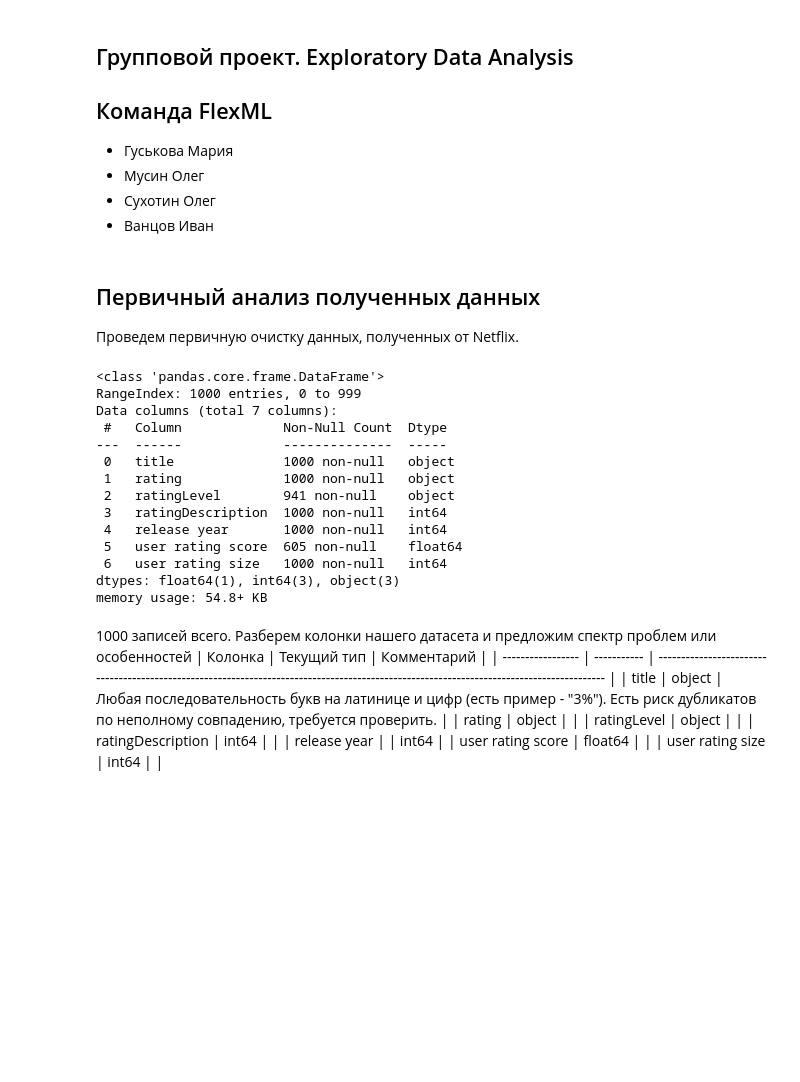
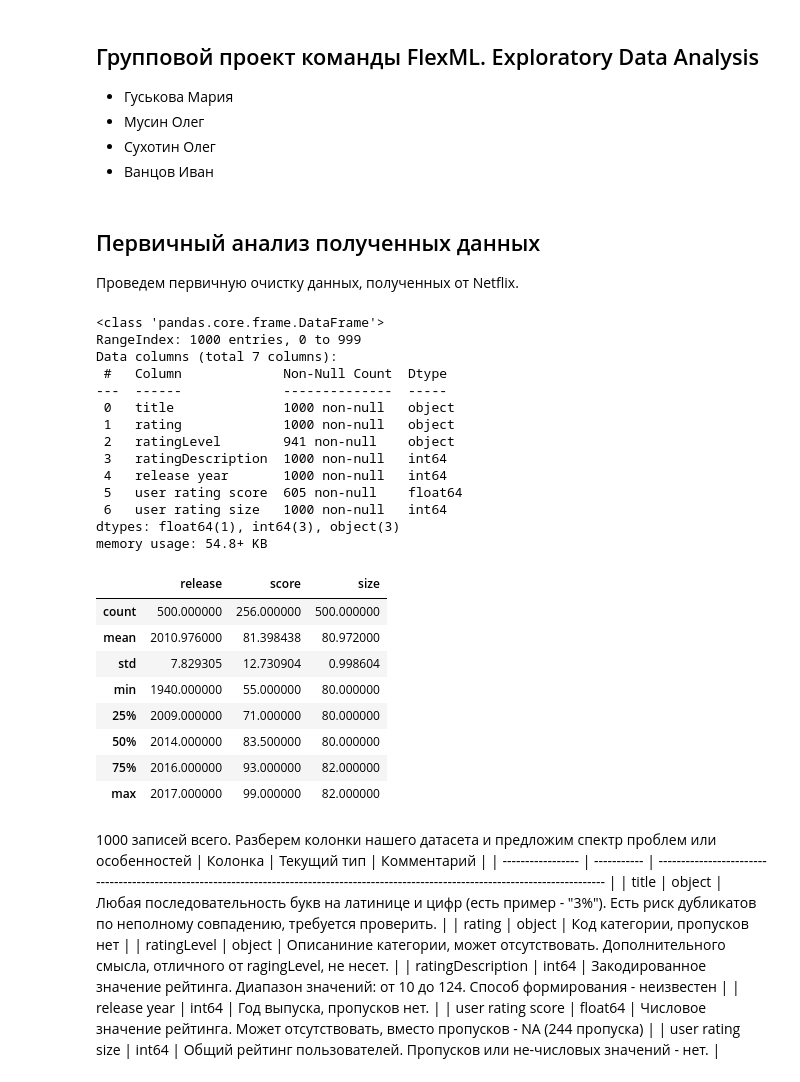
Before and after one commit to musinit/netflix_research, a Jupyter notebook: initial_analysis.ipynb, the cells around one changed output. Drawn from its saved outputs; the diff is of its cells as text; code cells hidden in the pictures; blank space fills up the shorter version.

```diff
--- a/initial_analysis.ipynb
+++ b/initial_analysis.ipynb
@@ -1,6 +1,5 @@
 # %% [markdown]
-## Групповой проект. Exploratory Data Analysis
-## Команда FlexML
+## Групповой проект команды FlexML. Exploratory Data Analysis
  - Гуськова Мария
  - Мусин Олег
  - Сухотин Олег
@@ -17,34 +15,60 @@ import matplotlib.pyplot as plt
 import seaborn as sns
 import warnings
 warnings.filterwarnings('ignore')
-# %%
-netflix_shows = pd.read_excel('assets/NetflixShows.xlsx')
-netflix_shows.info()
-#netflix_shows.columns
-# %% [output]
-<class 'pandas.core.frame.DataFrame'>
-RangeIndex: 1000 entries, 0 to 999
-Data columns (total 7 columns):
- #   Column             Non-Null Count  Dtype
----  ------             --------------  -----
- 0   title              1000 non-null   object
- 1   rating             1000 non-null   object
- 2   ratingLevel        941 non-null    object
- 3   ratingDescription  1000 non-null   int64
- 4   release year       1000 non-null   int64
- 5   user rating score  605 non-null    float64
- 6   user rating size   1000 non-null   int64
-dtypes: float64(1), int64(3), object(3)
-memory usage: 54.8+ KB
+# %%
+netflix_shows = pd.read_excel('assets/NetflixShows.xlsx')
+netflix_shows.info() # для определения типа данных в колонках, анализа возможных пропусков
+netflix_shows["ratingDescription"].sort_values() # для определения диапазона значений колонки
+ns_cleared = netflix_shows.drop_duplicates() # для удаление дубликатов
+ns_cleared = ns_cleared.drop('ratingLevel', axis=1) # удаляем колонку ratingLevel, ratingDescription, axis=1 = означает колонки (0 - строки)
+ns_cleared = ns_cleared.drop('ratingDescription', axis=1)
+
+ns_cleared.head
+ns_cleared.isna().sum() # посчитаем, сколько значений nan, чтобы убедиться, что они только в колонке user rating score
+
+
+# переименования для удобства
+# release year -> release
+# user rating score -> score
+# user rating size -> size
+ns_cleared = ns_cleared.rename(columns={'release year': 'release'})
+ns_cleared = ns_cleared.rename(columns={'user rating score': 'score'})
+ns_cleared = ns_cleared.rename(columns={'user rating size': 'size'})
+
+ns_cleared.describe() # проанализируем данные в таблице в общем виде
+# %% [output]
+<class 'pandas.core.frame.DataFrame'>
+RangeIndex: 1000 entries, 0 to 999
+Data columns (total 7 columns):
+ #   Column             Non-Null Count  Dtype
+---  ------             --------------  -----
+ 0   title              1000 non-null   object
+ 1   rating             1000 non-null   object
+ 2   ratingLevel        941 non-null    object
+ 3   ratingDescription  1000 non-null   int64
+ 4   release year       1000 non-null   int64
+ 5   user rating score  605 non-null    float64
+ 6   user rating size   1000 non-null   int64
+dtypes: float64(1), int64(3), object(3)
+memory usage: 54.8+ KB
+|  | release | score | size |
+| count | 500.000000 | 256.000000 | 500.000000 |
+| mean | 2010.976000 | 81.398438 | 80.972000 |
+| std | 7.829305 | 12.730904 | 0.998604 |
+| min | 1940.000000 | 55.000000 | 80.000000 |
+| 25% | 2009.000000 | 71.000000 | 80.000000 |
+| 50% | 2014.000000 | 83.500000 | 80.000000 |
+| 75% | 2016.000000 | 93.000000 | 82.000000 |
+| max | 2017.000000 | 99.000000 | 82.000000 |
 # %% [markdown]
 1000 записей всего.
 Разберем колонки нашего датасета и предложим спектр проблем или особенностей
 | Колонка           | Текущий тип | Комментарий                                                                                                                               |
 | ----------------- | ----------- | ----------------------------------------------------------------------------------------------------------------------------------------- |
 | title             | object      | Любая последовательность букв на латинице и цифр (есть пример - "3%"). Есть риск дубликатов по неполному совпадению, требуется проверить. |
-| rating            | object      |                                                                                                                                           |
-| ratingLevel       | object      |                                                                                                                                           |
-| ratingDescription | int64       |                                                                                                                                           |
-| release year      |             | int64                                                                                                                                     |
-| user rating score | float64     |                                                                                                                                           |
-| user rating size  | int64       |                                                                                                                                           |
+| rating            | object      | Код категории, пропусков нет                                                                                                              |
+| ratingLevel       | object      | Описаниние категории, может отсутствовать. Дополнительного смысла, отличного от ragingLevel, не несет.                                    |
+| ratingDescription | int64       | Закодированное значение рейтинга. Диапазон значений: от 10 до 124. Способ формирования - неизвестен                                       |
+| release year      | int64       | Год выпуска, пропусков нет.                                                                                                               |
+| user rating score | float64     | Числовое значение рейтинга. Может отсутствовать, вместо пропусков - NA (244 пропуска)                                                     |
+| user rating size  | int64       | Общий рейтинг пользователей. Пропусков или не-числовых значений - нет.                                                                    |
```
Also changed, not shown: parts of 8 cells of this notebook.
